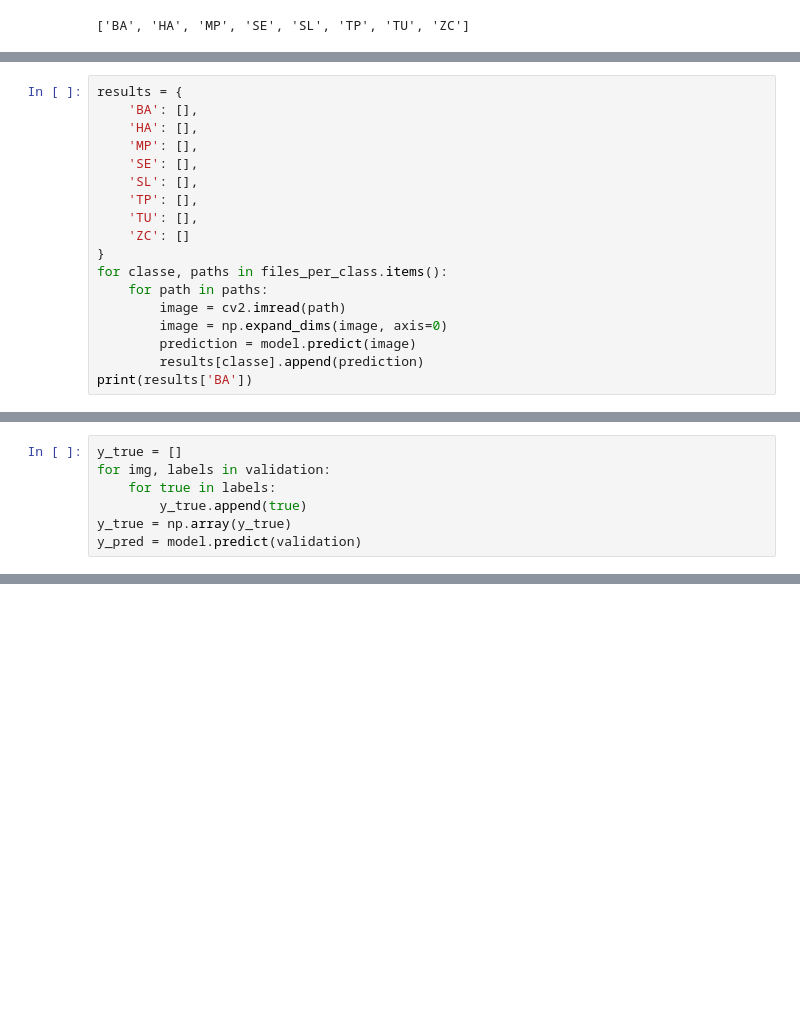
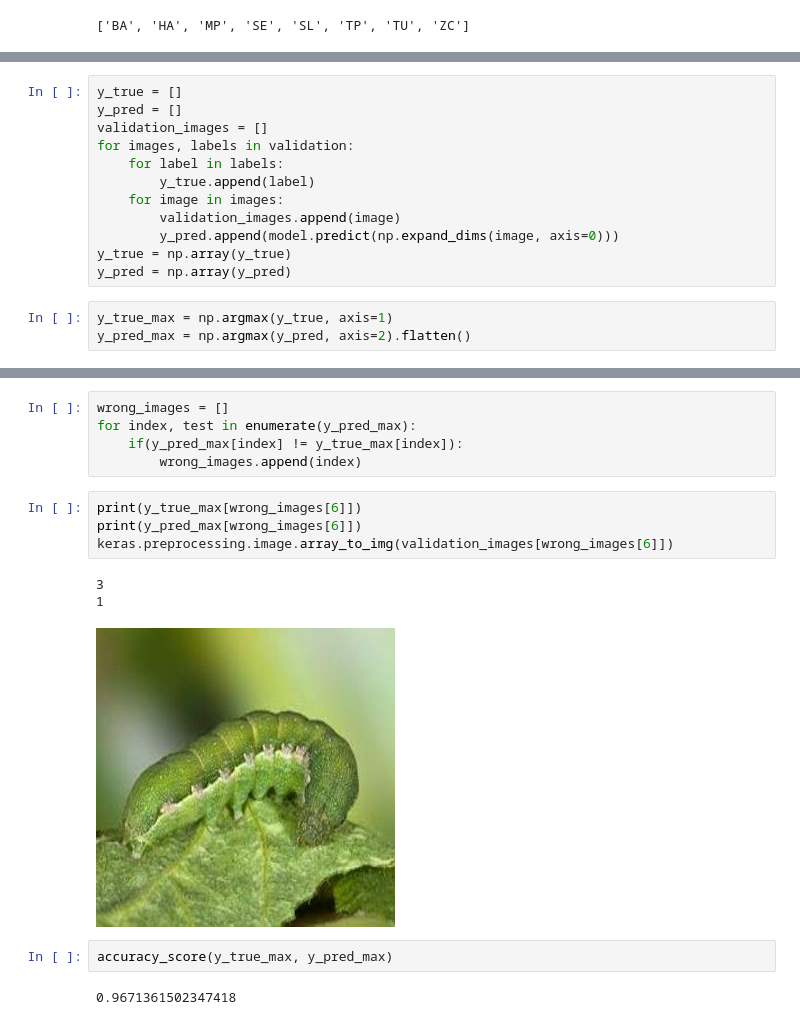
Before and after one commit to guilodron/projeto-2-fsi, a Jupyter notebook: main.ipynb, the cells around one changed output, grey strips where cells are left out. Saved outputs shown, nothing was run; the diff lists cells and outputs as text; blank space fills up the shorter version.

```diff
--- a/main.ipynb
+++ b/main.ipynb
@@ -170,18 +125,0 @@ for path in files_per_class['BA']:
-# %%
-results = {
-    'BA': [],
-    'HA': [],
-    'MP': [],
-    'SE': [],
-    'SL': [],
-    'TP': [],
-    'TU': [],
-    'ZC': []
-}
-for classe, paths in files_per_class.items():
-    for path in paths:
-        image = cv2.imread(path)
-        image = np.expand_dims(image, axis=0)
-        prediction = model.predict(image)
-        results[classe].append(prediction)
-print(results['BA'])
@@ -206,10 +126,18 @@ print(results['BA'])
 # %%
 y_true = []
-for img, labels in validation:
-    for true in labels:
-        y_true.append(true)
+y_pred = []
+validation_images = []
+for images, labels in validation:
+    for label in labels:
+        y_true.append(label)
+    for image in images:
+        validation_images.append(image)
+        y_pred.append(model.predict(np.expand_dims(image, axis=0)))
 y_true = np.array(y_true)
-y_pred = model.predict(validation)
+y_pred = np.array(y_pred)
+# %%
+y_true_max = np.argmax(y_true, axis=1)
+y_pred_max = np.argmax(y_pred, axis=2).flatten()
 # %%
 y_true[0]
 # %% [output]
@@ -228,0 +164,17 @@ accuracy_score(y_true, y_pred)
+# %%
+wrong_images = []
+for index, test in enumerate(y_pred_max):
+    if(y_pred_max[index] != y_true_max[index]):
+        wrong_images.append(index)
+# %%
+print(y_true_max[wrong_images[6]])
+print(y_pred_max[wrong_images[6]])
+keras.preprocessing.image.array_to_img(validation_images[wrong_images[6]])
+# %% [output]
+3
+1
+[figure, added]
+# %%
+accuracy_score(y_true_max, y_pred_max)
+# %% [output]
+0.9671361502347418
```
Also changed, not shown: parts of 14 cells of this notebook.
